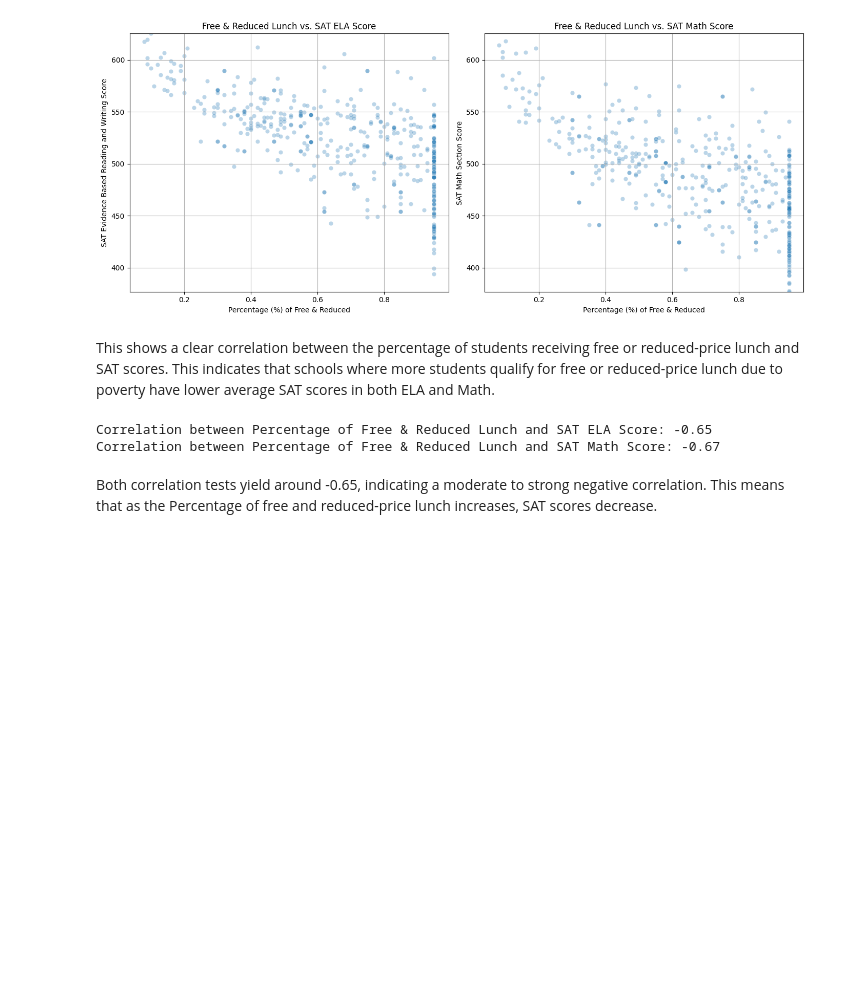
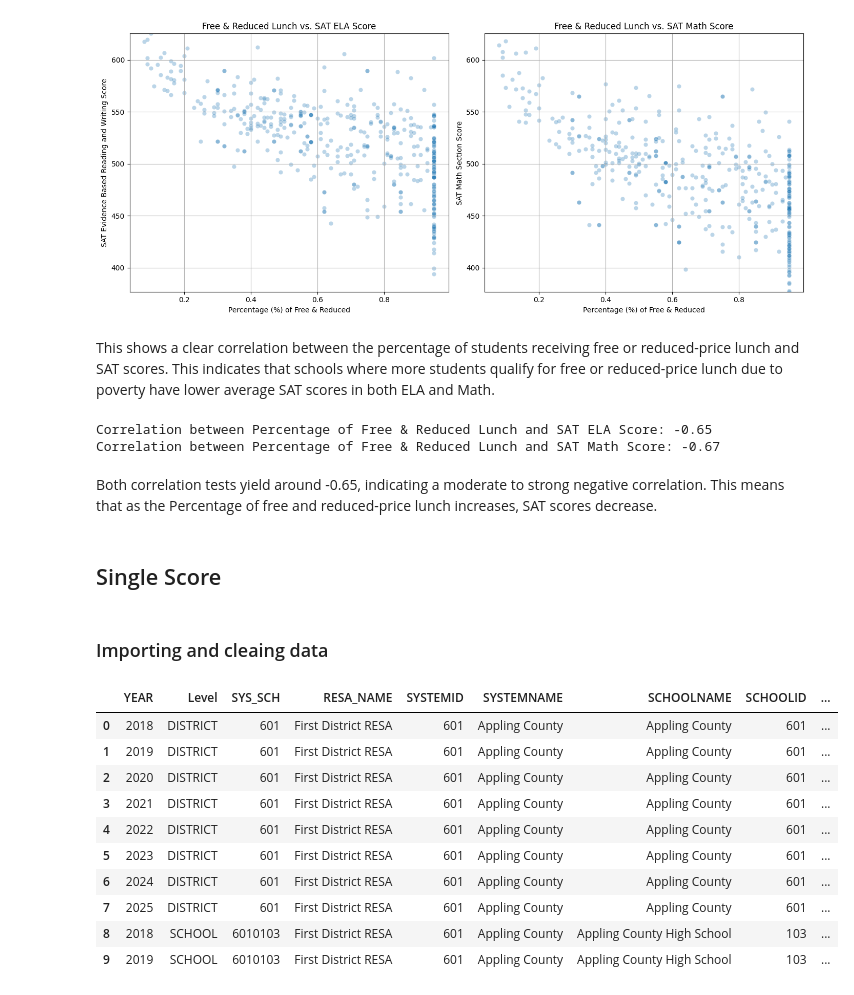
Before and after one commit to GGC-DSA/SatisfeedSchoolsDSA, a Jupyter notebook: docs-Spr2026/Food_Delivery_2026.ipynb, the cells around one changed output. Saved outputs shown, nothing was run; the diff lists cells and outputs as text; code cells hidden in the pictures; blank space fills up the shorter version.

```diff
--- a/docs-Spr2026/Food_Delivery_2026.ipynb
+++ b/docs-Spr2026/Food_Delivery_2026.ipynb
@@ -971,3 +1019,26 @@ Correlation between Percentage of Free & Reduced Lunch and SAT ELA Score: -0.65
 Correlation between Percentage of Free & Reduced Lunch and SAT Math Score: -0.67
 # %% [markdown]
 Both correlation tests yield around -0.65, indicating a moderate to strong negative correlation. This means that as the Percentage of free and reduced-price lunch increases, SAT scores decrease.
+# %% [markdown]
+## Single Score
+# %% [markdown]
+### Importing and cleaing data
+# %%
+import pandas as pd
+school_grades_df = pd.read_csv('school_grades_data.csv')
+
+pd.set_option('display.max_columns', None)
+
+school_grades_df.head(10)
+# %% [output]
+|  | YEAR | Level | SYS_SCH | RESA_NAME | SYSTEMID | SYSTEMNAME | SCHOOLNAME | SCHOOLID | ... |
+| 0 | 2018 | DISTRICT | 601 | First District RESA | 601 | Appling County | Appling County | 601 | ... |
+| 1 | 2019 | DISTRICT | 601 | First District RESA | 601 | Appling County | Appling County | 601 | ... |
+| 2 | 2020 | DISTRICT | 601 | First District RESA | 601 | Appling County | Appling County | 601 | ... |
+| 3 | 2021 | DISTRICT | 601 | First District RESA | 601 | Appling County | Appling County | 601 | ... |
+| 4 | 2022 | DISTRICT | 601 | First District RESA | 601 | Appling County | Appling County | 601 | ... |
+| 5 | 2023 | DISTRICT | 601 | First District RESA | 601 | Appling County | Appling County | 601 | ... |
+| 6 | 2024 | DISTRICT | 601 | First District RESA | 601 | Appling County | Appling County | 601 | ... |
+| 7 | 2025 | DISTRICT | 601 | First District RESA | 601 | Appling County | Appling County | 601 | ... |
+| 8 | 2018 | SCHOOL | 6010103 | First District RESA | 601 | Appling County | Appling County High School | 103 | ... |
+| 9 | 2019 | SCHOOL | 6010103 | First District RESA | 601 | Appling County | Appling County High School | 103 | ... |
```
Also changed, not shown: parts of 17 cells of this notebook.
